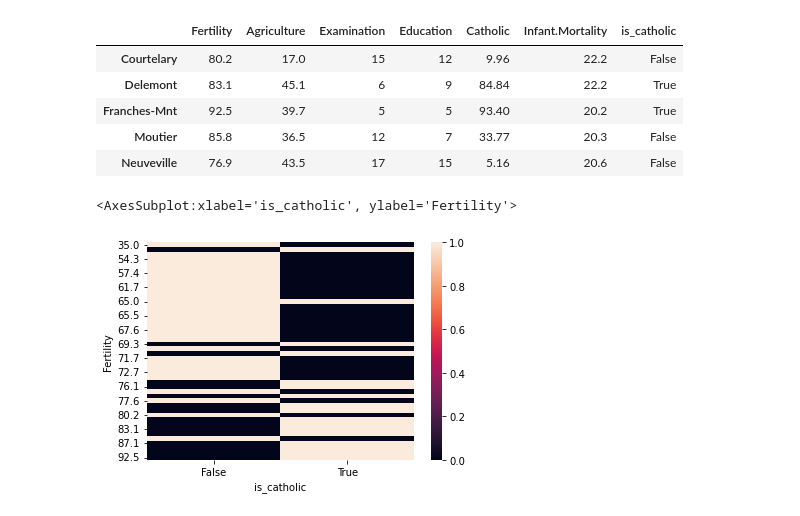
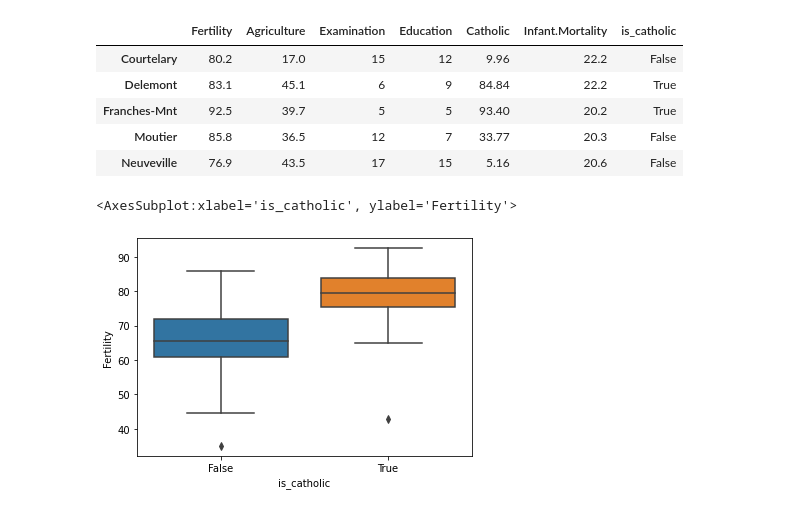
Before and after one commit to Saroj6632/numpy-pandas-visualization-exercises, a Jupyter notebook: seaborn_exercises.ipynb, the cells around one changed output. Drawn from its saved outputs; the diff is of its cells as text; code cells hidden in the pictures.

```diff
--- a/seaborn_exercises.ipynb
+++ b/seaborn_exercises.ipynb
@@ -209,11 +220,9 @@ swiss.head()
 | Neuveville | 76.9 | 43.5 | 17 | 15 | 5.16 | 20.6 | False |
 # %%
 # Does whether or not a province is Catholic influence fertility?
-swiss_corr = pd.crosstab(swiss.Fertility, swiss.is_catholic)
-swiss_corr.head()
-sns.heatmap(swiss_corr)
+sns.boxplot(x='is_catholic', y='Fertility',data=swiss)
 # %% [output]
 <AxesSubplot:xlabel='is_catholic', ylabel='Fertility'>
-[figure, old version]
+[figure, new version]
 # %%
 # What measure correlates most strongly with fertility?
```
Also changed, not shown: parts of 22 cells of this notebook.
